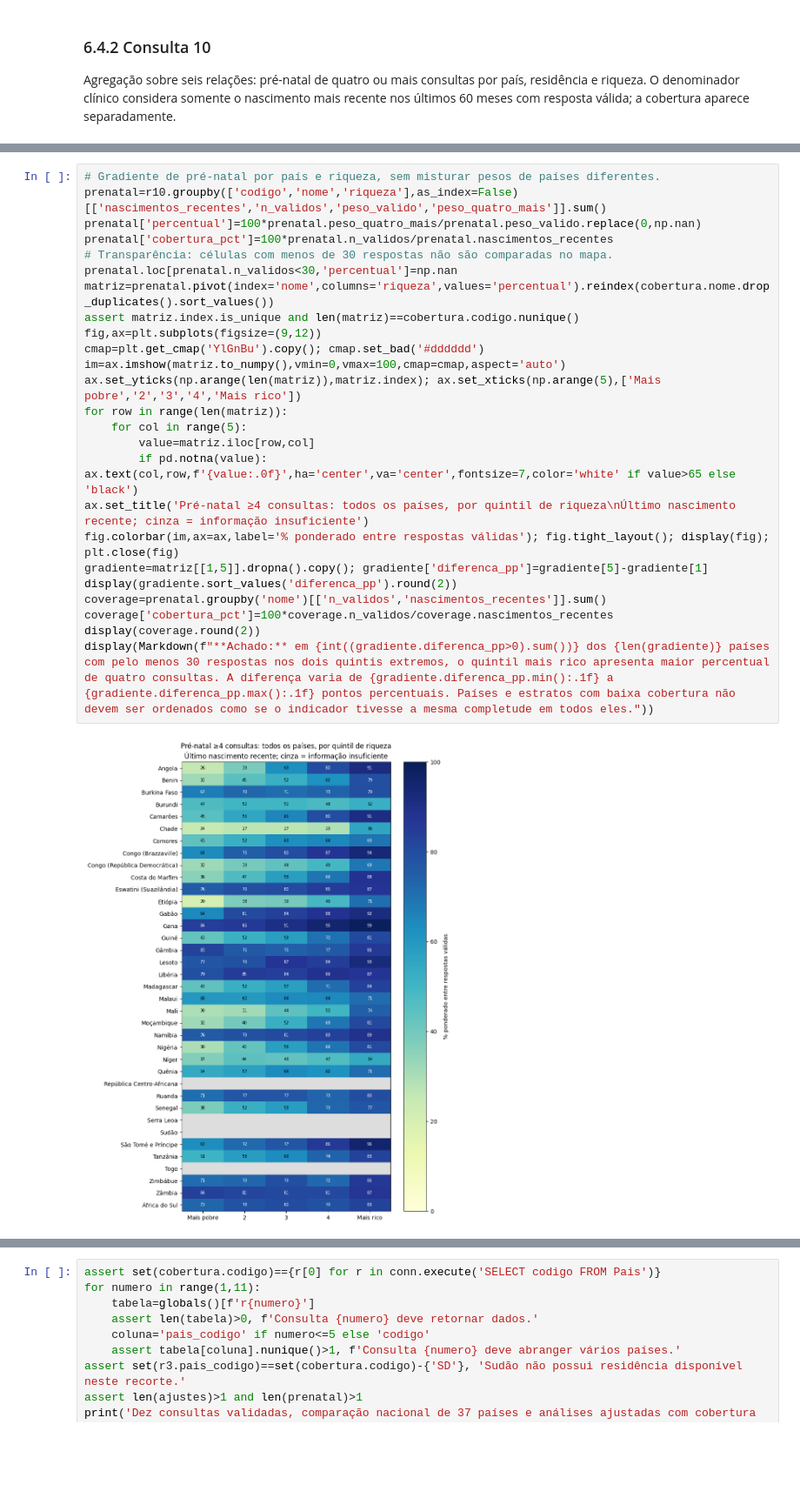
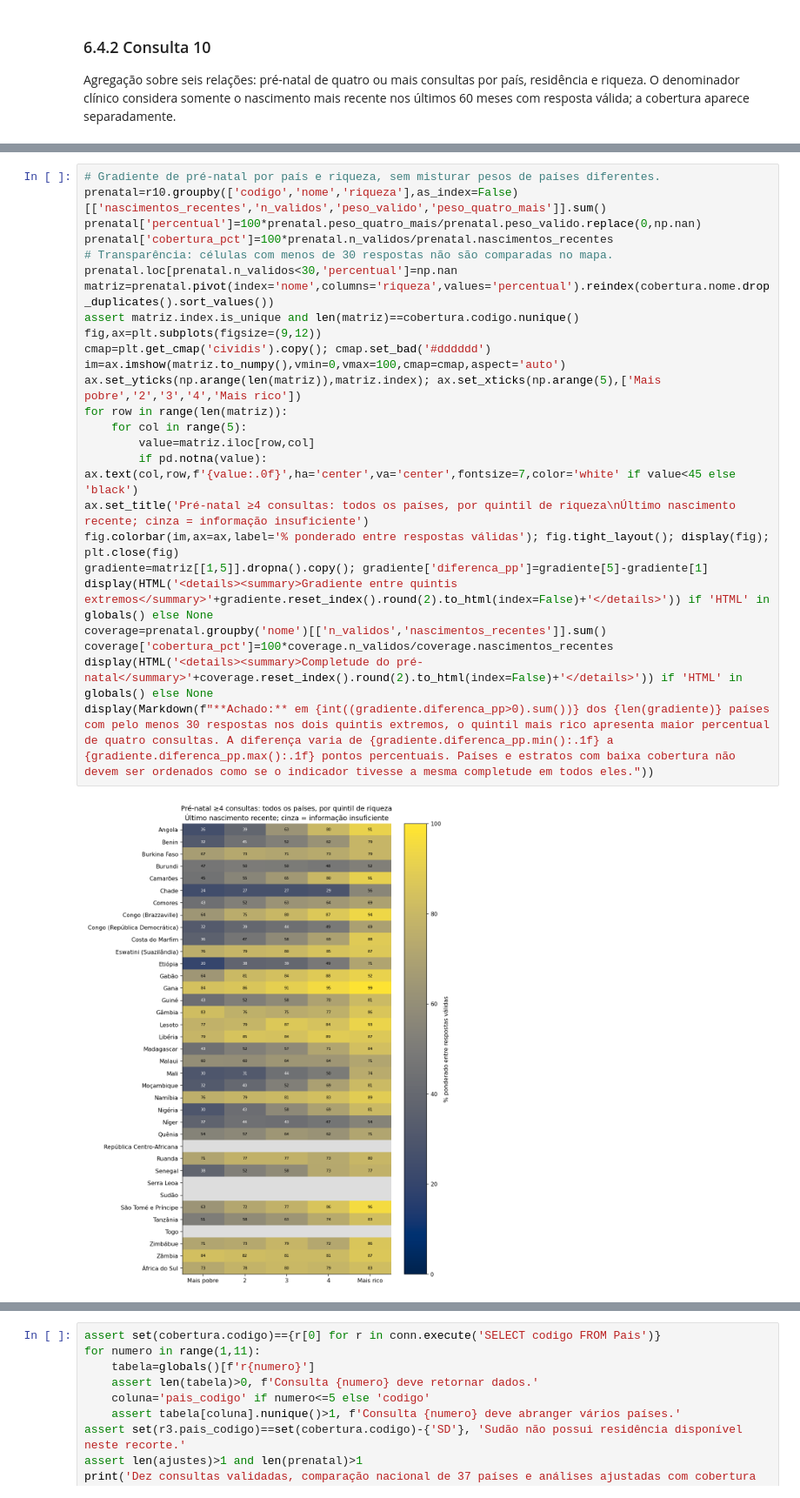
Before and after one commit to limag-henrique/subsaharanAfrica-womenData, a Jupyter notebook: tp_template.ipynb, the cells around one changed output, grey strips where cells are left out. Shown at 87% size. Cells and saved outputs as stored; diff of their text form; blank space fills up the shorter version.

```diff
--- a/tp_template.ipynb
+++ b/tp_template.ipynb
@@ -1052,27 +1340,27 @@ display(Markdown('**Robustez descritiva:** a inversão permaneceu nos três limi
 # %%
 # Gradiente de pré-natal por país e riqueza, sem misturar pesos de países diferentes.
 prenatal=r10.groupby(['codigo','nome','riqueza'],as_index=False)[['nascimentos_recentes','n_validos','peso_valido','peso_quatro_mais']].sum()
 prenatal['percentual']=100*prenatal.peso_quatro_mais/prenatal.peso_valido.replace(0,np.nan)
 prenatal['cobertura_pct']=100*prenatal.n_validos/prenatal.nascimentos_recentes
 # Transparência: células com menos de 30 respostas não são comparadas no mapa.
 prenatal.loc[prenatal.n_validos<30,'percentual']=np.nan
 matriz=prenatal.pivot(index='nome',columns='riqueza',values='percentual').reindex(cobertura.nome.drop_duplicates().sort_values())
 assert matriz.index.is_unique and len(matriz)==cobertura.codigo.nunique()
 fig,ax=plt.subplots(figsize=(9,12))
-cmap=plt.get_cmap('YlGnBu').copy(); cmap.set_bad('#dddddd')
+cmap=plt.get_cmap('cividis').copy(); cmap.set_bad('#dddddd')
 im=ax.imshow(matriz.to_numpy(),vmin=0,vmax=100,cmap=cmap,aspect='auto')
 ax.set_yticks(np.arange(len(matriz)),matriz.index); ax.set_xticks(np.arange(5),['Mais pobre','2','3','4','Mais rico'])
 for row in range(len(matriz)):
     for col in range(5):
         value=matriz.iloc[row,col]
-        if pd.notna(value): ax.text(col,row,f'{value:.0f}',ha='center',va='center',fontsize=7,color='white' if value>65 else 'black')
+        if pd.notna(value): ax.text(col,row,f'{value:.0f}',ha='center',va='center',fontsize=7,color='white' if value<45 else 'black')
 ax.set_title('Pré-natal ≥4 consultas: todos os países, por quintil de riqueza\nÚltimo nascimento recente; cinza = informação insuficiente')
 fig.colorbar(im,ax=ax,label='% ponderado entre respostas válidas'); fig.tight_layout(); display(fig); plt.close(fig)
 gradiente=matriz[[1,5]].dropna().copy(); gradiente['diferenca_pp']=gradiente[5]-gradiente[1]
-display(gradiente.sort_values('diferenca_pp').round(2))
+display(HTML('<details><summary>Gradiente entre quintis extremos</summary>'+gradiente.reset_index().round(2).to_html(index=False)+'</details>')) if 'HTML' in globals() else None
 coverage=prenatal.groupby('nome')[['n_validos','nascimentos_recentes']].sum()
 coverage['cobertura_pct']=100*coverage.n_validos/coverage.nascimentos_recentes
-display(coverage.round(2))
+display(HTML('<details><summary>Completude do pré-natal</summary>'+coverage.reset_index().round(2).to_html(index=False)+'</details>')) if 'HTML' in globals() else None
 display(Markdown(f"**Achado:** em {int((gradiente.diferenca_pp>0).sum())} dos {len(gradiente)} países com pelo menos 30 respostas nos dois quintis extremos, o quintil mais rico apresenta maior percentual de quatro consultas. A diferença varia de {gradiente.diferenca_pp.min():.1f} a {gradiente.diferenca_pp.max():.1f} pontos percentuais. Países e estratos com baixa cobertura não devem ser ordenados como se o indicador tivesse a mesma completude em todos eles."))
 # %% [output]
-[figure, old version]
+[figure, new version]
```
Also changed, not shown: parts of 33 cells of this notebook, 2 other files.
